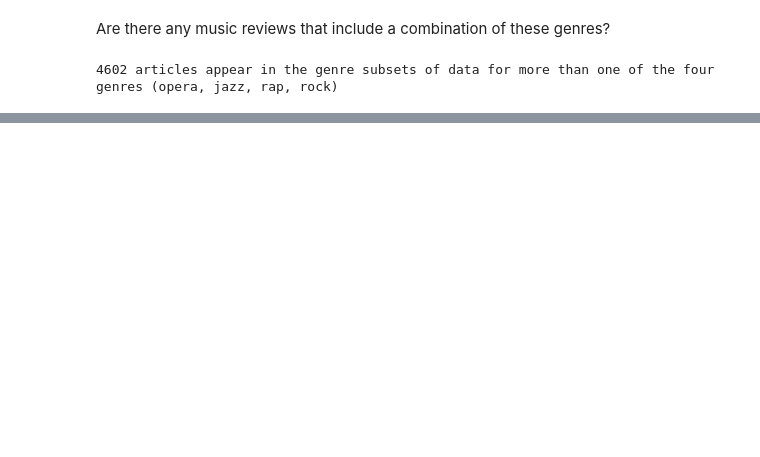
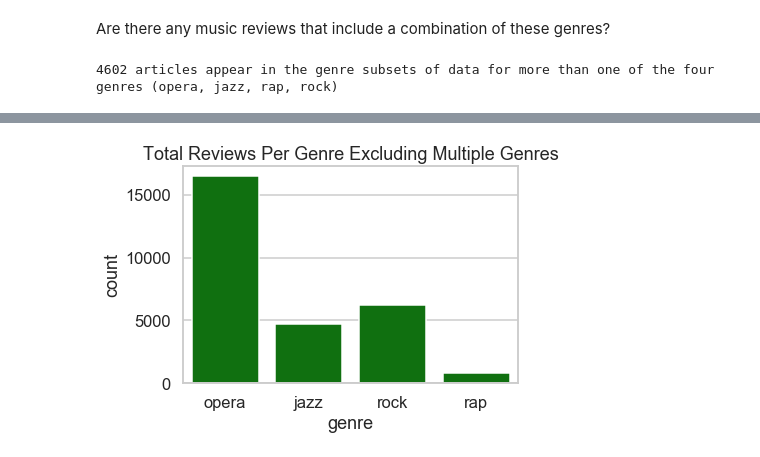
Before and after one commit to DCS-training/SentimentAnalysistimes, a Jupyter notebook: TimesMusicReviews2_CorpusViz.ipynb, the cells around one changed output, grey strips where cells are left out. Drawn from its saved outputs; the diff is of its cells as text; code cells hidden in the pictures; blank space fills up the shorter version.

```diff
--- a/TimesMusicReviews2_CorpusViz.ipynb
+++ b/TimesMusicReviews2_CorpusViz.ipynb
@@ -292,0 +338,4 @@ print(len(multiple_genres), "articles appear in the genre subsets of data for mo
+# %%
+df_genres_excl = df_genres[df_genres.genre != "multiple"]
+print(df_genres_excl.shape)
+df_genres_excl.head()
@@ -292,0 +350,6 @@ print(len(multiple_genres), "articles appear in the genre subsets of data for mo
+# %%
+per_genre_excl = sns.countplot(x="genre", color="g", data=df_genres_excl)
+per_genre_excl.set(title="Total Reviews Per Genre Excluding Multiple Genres")
+per_genre_excl.figure.savefig("reviews_per_genre_without_overlap.png")
+# %% [output]
+[figure, added]
```
Also changed, not shown: parts of 11 cells of this notebook, 4 other files.
